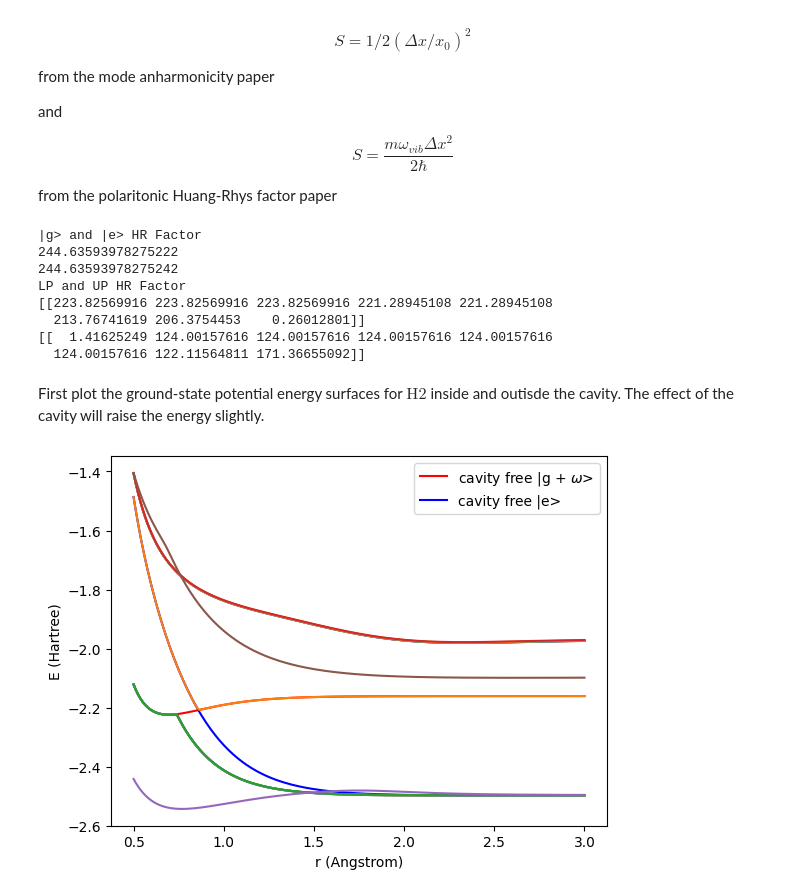
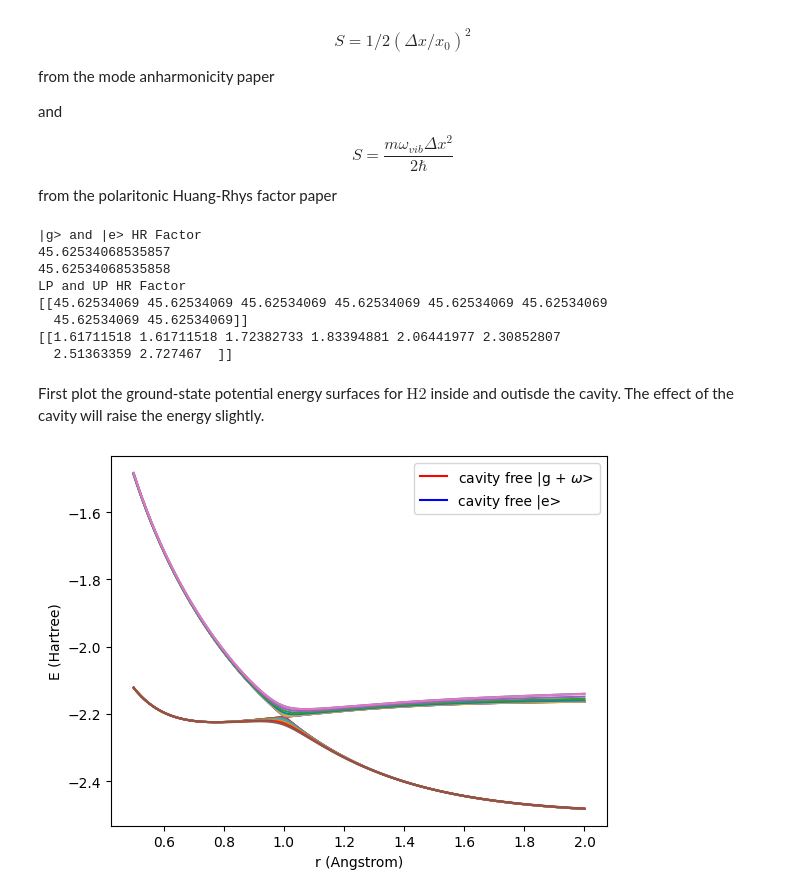
Before and after one commit to FoleyLab/SCQED-PCQED, a Jupyter notebook: src/QED-FCI_HHe_HR.ipynb, the cells around one changed output. Cells and saved outputs as stored; diff of their text form; code cells hidden in the pictures.

```diff
--- a/src/QED-FCI_HHe_HR.ipynb
+++ b/src/QED-FCI_HHe_HR.ipynb
@@ -64,14 +64,14 @@ LP_0_03 = compute_full_array(cavity_E_array_0_03, cavity_E_array_0_03, 1, 2)
 LP_0_04 = compute_full_array(cavity_E_array_0_04, cavity_E_array_0_04, 1, 2)
 LP_0_05 = compute_full_array(cavity_E_array_0_05, cavity_E_array_0_05, 1, 2)
 
-UP_0_00 = compute_full_array(cavity_E_array_0_00, cavity_E_array_0_00, 4, 3)
-UP_0_001 = compute_full_array(cavity_E_array_0_001, cavity_E_array_0_001, 3, 4)
-UP_0_005 = compute_full_array(cavity_E_array_0_005, cavity_E_array_0_005, 3, 4)
-UP_0_01 = compute_full_array(cavity_E_array_0_01, cavity_E_array_0_01, 3, 4)
-UP_0_02 = compute_full_array(cavity_E_array_0_02, cavity_E_array_0_02, 3, 4)
-UP_0_03 = compute_full_array(cavity_E_array_0_03, cavity_E_array_0_03, 3, 4)
-UP_0_04 = compute_full_array(cavity_E_array_0_04, cavity_E_array_0_04, 3, 4)
-UP_0_05 = compute_full_array(cavity_E_array_0_05, cavity_E_array_0_05, 3, 4)
+UP_0_00 = compute_full_array(cavity_E_array_0_00, cavity_E_array_0_00, 3, 3)
+UP_0_001 = compute_full_array(cavity_E_array_0_001, cavity_E_array_0_00, 3, 3)
+UP_0_005 = compute_full_array(cavity_E_array_0_005, cavity_E_array_0_005, 3, 3)
+UP_0_01 = compute_full_array(cavity_E_array_0_01, cavity_E_array_0_01, 3, 3)
+UP_0_02 = compute_full_array(cavity_E_array_0_02, cavity_E_array_0_02, 3, 3)
+UP_0_03 = compute_full_array(cavity_E_array_0_03, cavity_E_array_0_03, 3, 3)
+UP_0_04 = compute_full_array(cavity_E_array_0_04, cavity_E_array_0_04, 3, 3)
+UP_0_05 = compute_full_array(cavity_E_array_0_05, cavity_E_array_0_05, 3, 3)
 
 LP_arrays = np.array([LP_0_00,
             LP_0_001,
@@ -216,42 +216,42 @@ print(HR_LP_array)
 print(HR_UP_array)
 
 
-df = pd.DataFrame(HR_UP_array.reshape(-1,1))
+df = pd.DataFrame(HR_LP_array.reshape(-1,1))
 df.to_clipboard()
 # %% [output]
 |g> and |e> HR Factor
-244.63593978275222
-244.63593978275242
+45.62534068535857
+45.62534068535858
 LP and UP HR Factor
-[[223.82569916 223.82569916 223.82569916 221.28945108 221.28945108
-  213.76741619 206.3754453    0.26012801]]
-[[  1.41625249 124.00157616 124.00157616 124.00157616 124.00157616
-  124.00157616 122.11564811 171.36655092]]
+[[45.62534069 45.62534069 45.62534069 45.62534069 45.62534069 45.62534069
+  45.62534069 45.62534069]]
+[[1.61711518 1.61711518 1.72382733 1.83394881 2.06441977 2.30852807
+  2.51363359 2.727467  ]]
 # %% [markdown]
 First plot the ground-state potential energy surfaces for $ \text{H2} $ inside and outisde the cavity.  The effect of the cavity will raise the energy slightly.
 # %%
 fci_S0_omega = np.zeros((1, N_R))
 for i in range(N_R):
     fci_S0_omega[0,i] = S0_array[i] + 0.7154401621865771
 fci_S0_plusw = np.ndarray.flatten(fci_S0_omega)
 
 plt.plot(r_data, fci_S0_plusw, 'r-', label='cavity free |g + $\omega$>')
 plt.plot(r_data, S1_array, 'b-', label='cavity free |e>')
-#plt.plot(r_data, cavity_E_array_0_00[0,:])
+plt.plot(r_data, cavity_E_array_0_05[3,:])
 for i in range(8):
     plt.plot(r_data, LP_arrays[i,:])
     plt.plot(r_data, UP_arrays[i,:])
 plt.xlabel('r (Angstrom)')
 plt.ylabel('E (Hartree)')
 
 
-#plt.xlim(1.5, 2)
-#plt.ylim(-7.76, -7.72)
+#plt.xlim(0.8, 1.2)
+#plt.ylim(-2.25, -2.15)
 plt.legend()
 plt.savefig('ppsurfaces.png',dpi=500)
 #plt.show()
 # %% [output]
-[figure, old version]
+[figure, new version]
 # %%
 #pd.DataFrame(matrix).to_clipboard()
 
```
Also changed, not shown: parts of 4 cells of this notebook, 6 other files.
